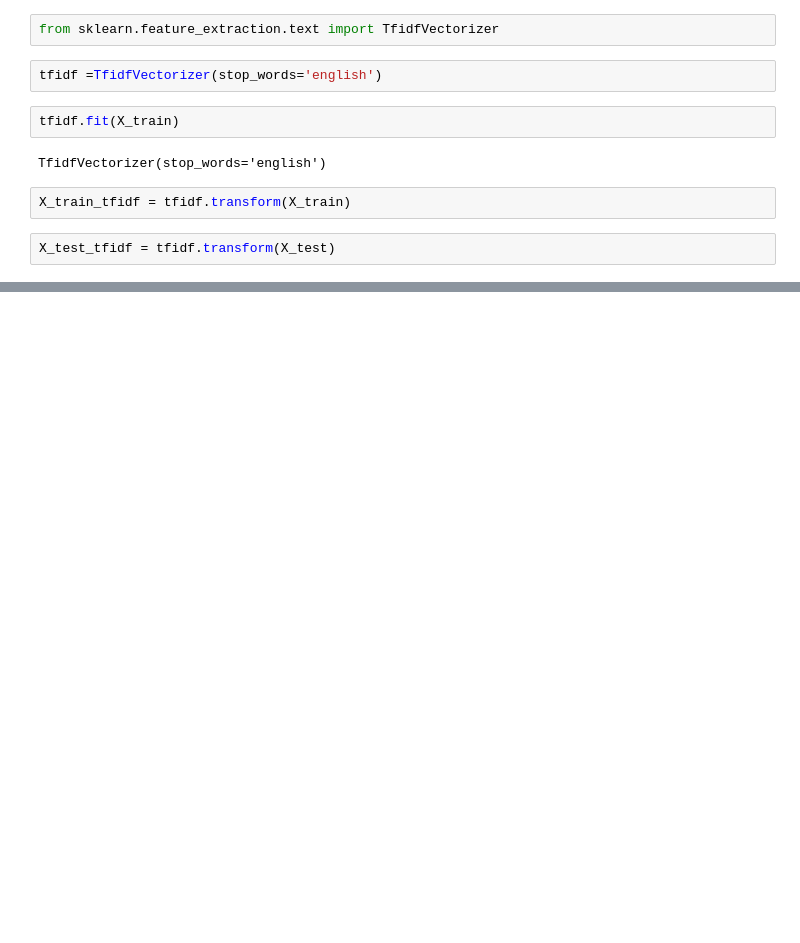
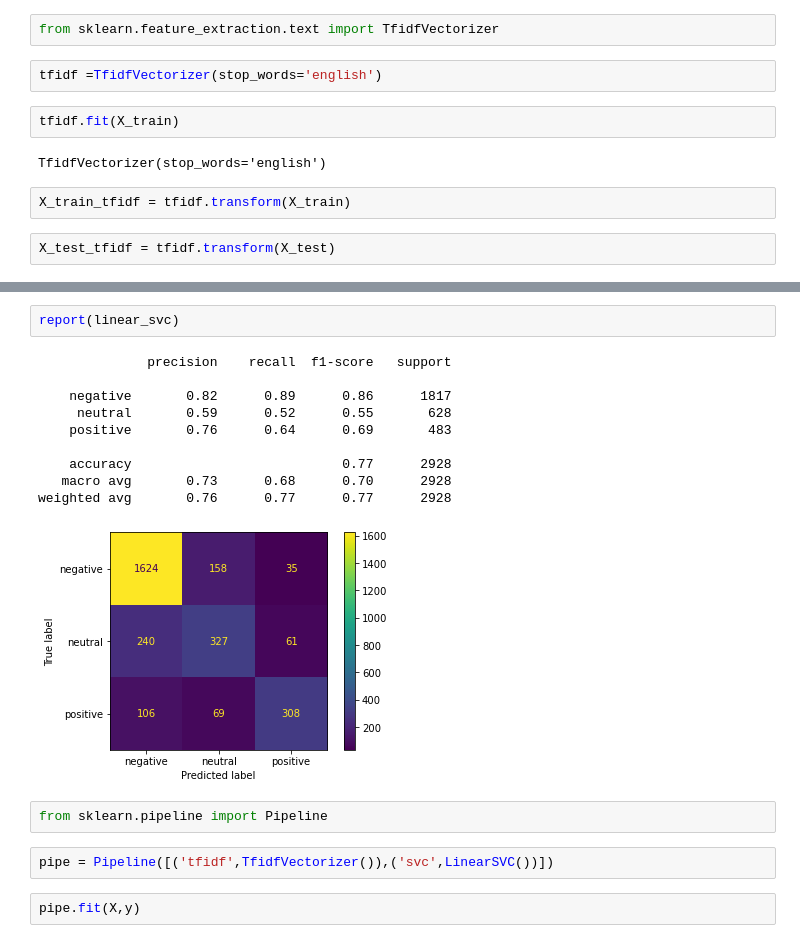
Before and after one commit to proton029/NaiveBayes, a Jupyter notebook: NaiveBayesTheorem.ipynb, the cells around one changed output, grey strips where cells are left out. Saved outputs shown, nothing was run; the diff lists cells and outputs as text; blank space fills up the shorter version.

```diff
--- a/NaiveBayesTheorem.ipynb
+++ b/NaiveBayesTheorem.ipynb
@@ -295,0 +372,19 @@ X_test_tfidf = tfidf.transform(X_test)
+# %%
+report(linear_svc)
+# %% [output]
+              precision    recall  f1-score   support
+
+    negative       0.82      0.89      0.86      1817
+     neutral       0.59      0.52      0.55       628
+    positive       0.76      0.64      0.69       483
+
+    accuracy                           0.77      2928
+   macro avg       0.73      0.68      0.70      2928
+weighted avg       0.76      0.77      0.77      2928
+[figure, added]
+# %%
+from sklearn.pipeline import Pipeline
+# %%
+pipe = Pipeline([('tfidf',TfidfVectorizer()),('svc',LinearSVC())])
+# %%
+pipe.fit(X,y)
```
Also changed, not shown: parts of 14 cells of this notebook.
